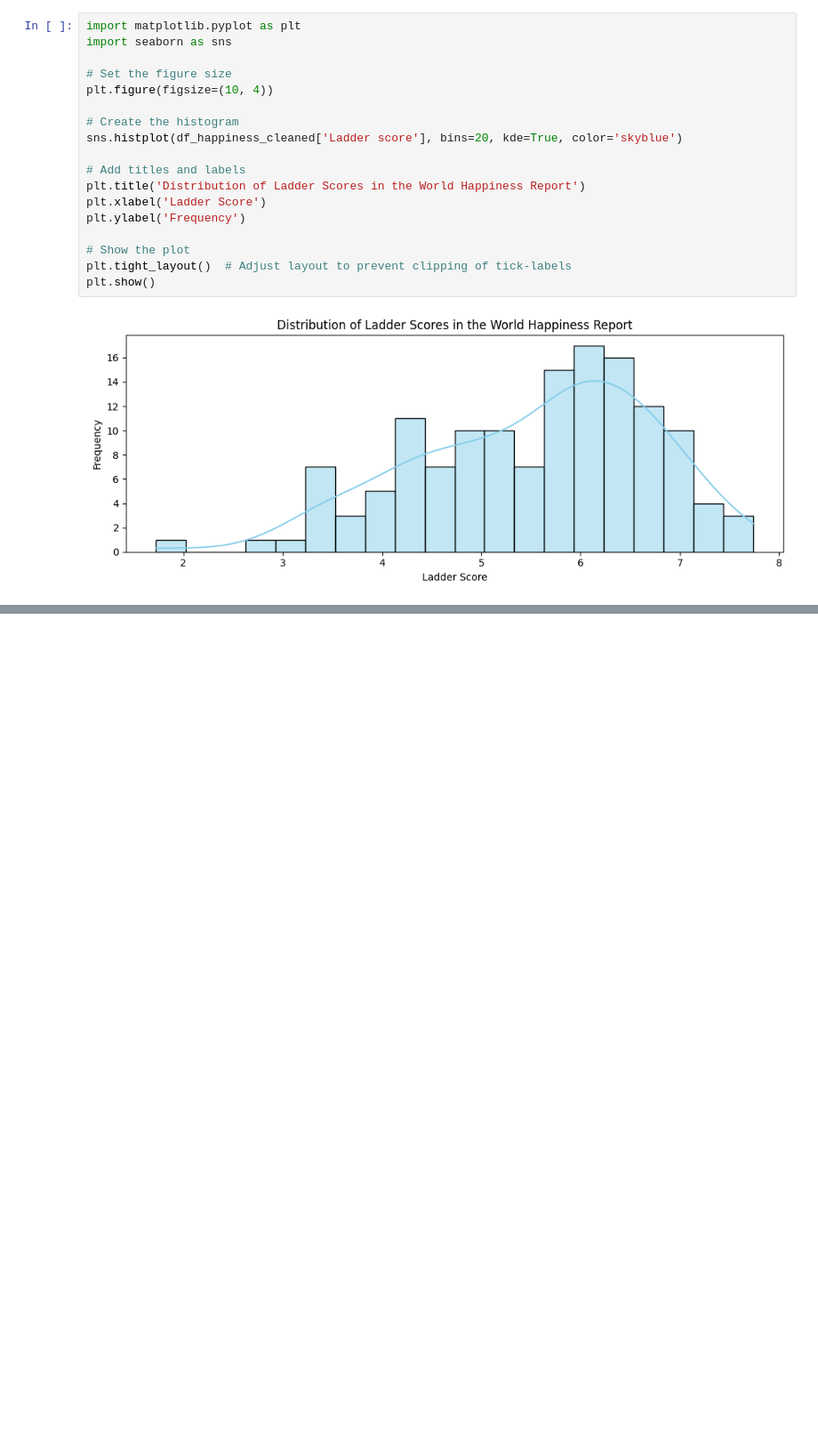
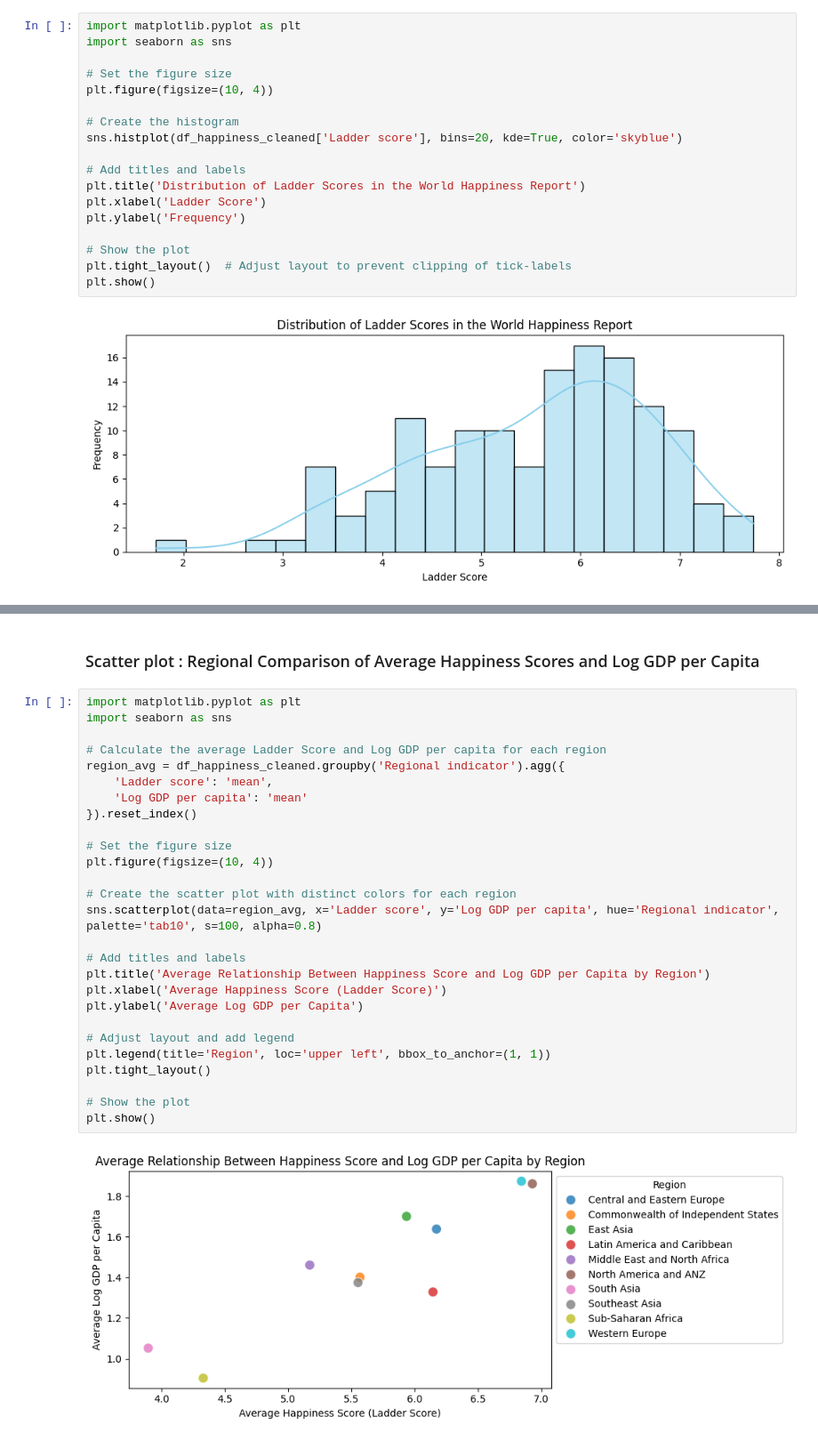
Before and after one commit to ibtj21/PRODIGY_DS_02, a Jupyter notebook: Task02.ipynb, the cells around one changed output, grey strips where cells are left out. Shown at 89% size. Cells and saved outputs as stored; diff of their text form; blank space fills up the shorter version.

```diff
--- a/Task02.ipynb
+++ b/Task02.ipynb
@@ -364,0 +418,31 @@ Overall, the distribution is left-skewed, with a higher concentration of countri
+# %% [markdown]
+### Scatter plot : Regional Comparison of Average Happiness Scores and Log GDP per Capita
+# %%
+import matplotlib.pyplot as plt
+import seaborn as sns
+
+# Calculate the average Ladder Score and Log GDP per capita for each region
+region_avg = df_happiness_cleaned.groupby('Regional indicator').agg({
+    'Ladder score': 'mean',
+    'Log GDP per capita': 'mean'
+}).reset_index()
+
+# Set the figure size
+plt.figure(figsize=(10, 4))
+
+# Create the scatter plot with distinct colors for each region
+sns.scatterplot(data=region_avg, x='Ladder score', y='Log GDP per capita', hue='Regional indicator', palette='tab10', s=100, alpha=0.8)
+
+# Add titles and labels
+plt.title('Average Relationship Between Happiness Score and Log GDP per Capita by Region')
+plt.xlabel('Average Happiness Score (Ladder Score)')
+plt.ylabel('Average Log GDP per Capita')
+
+# Adjust layout and add legend
+plt.legend(title='Region', loc='upper left', bbox_to_anchor=(1, 1))
+plt.tight_layout()
+
+# Show the plot
+plt.show()
+# %% [output]
+[figure, added]
```
Also changed, not shown: parts of 17 cells of this notebook.
